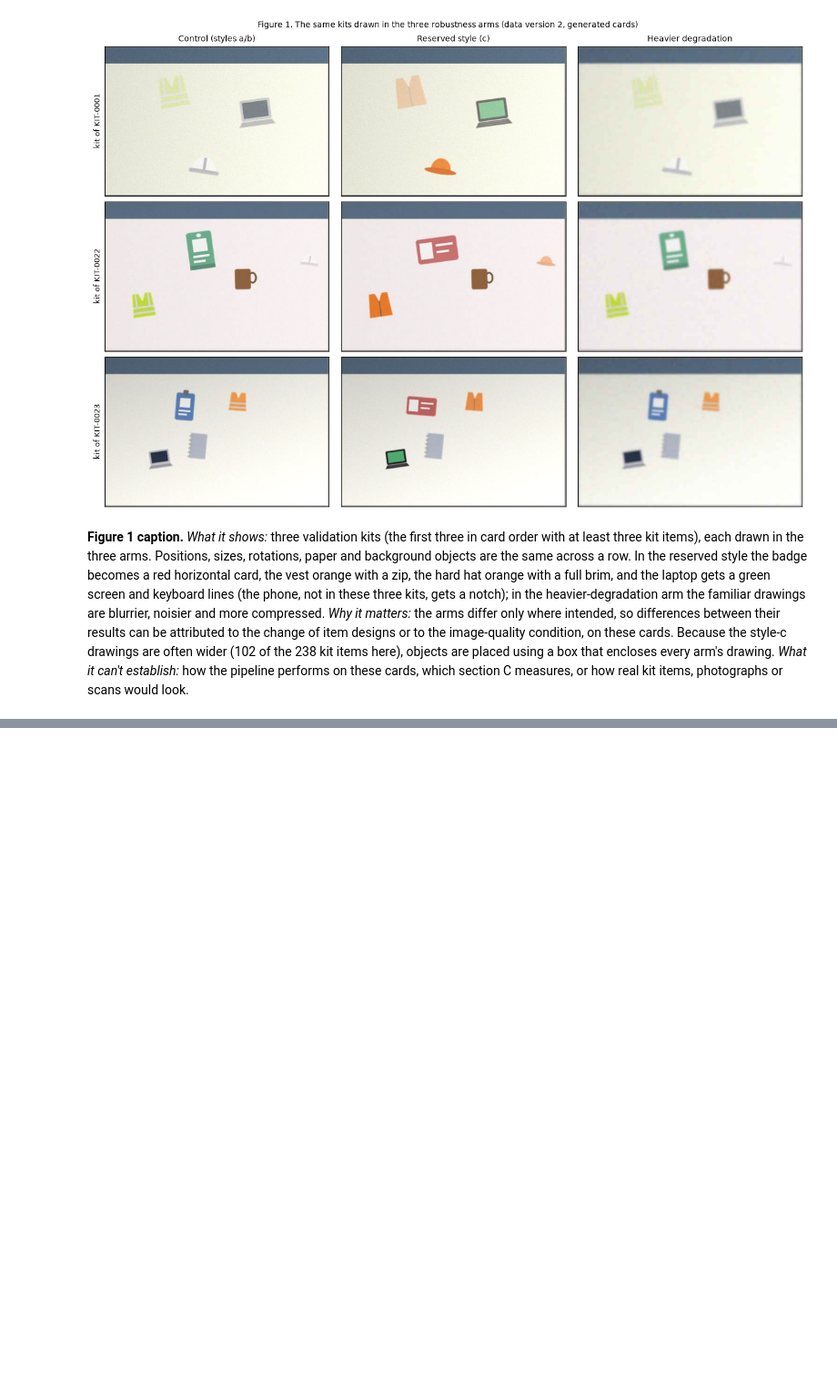
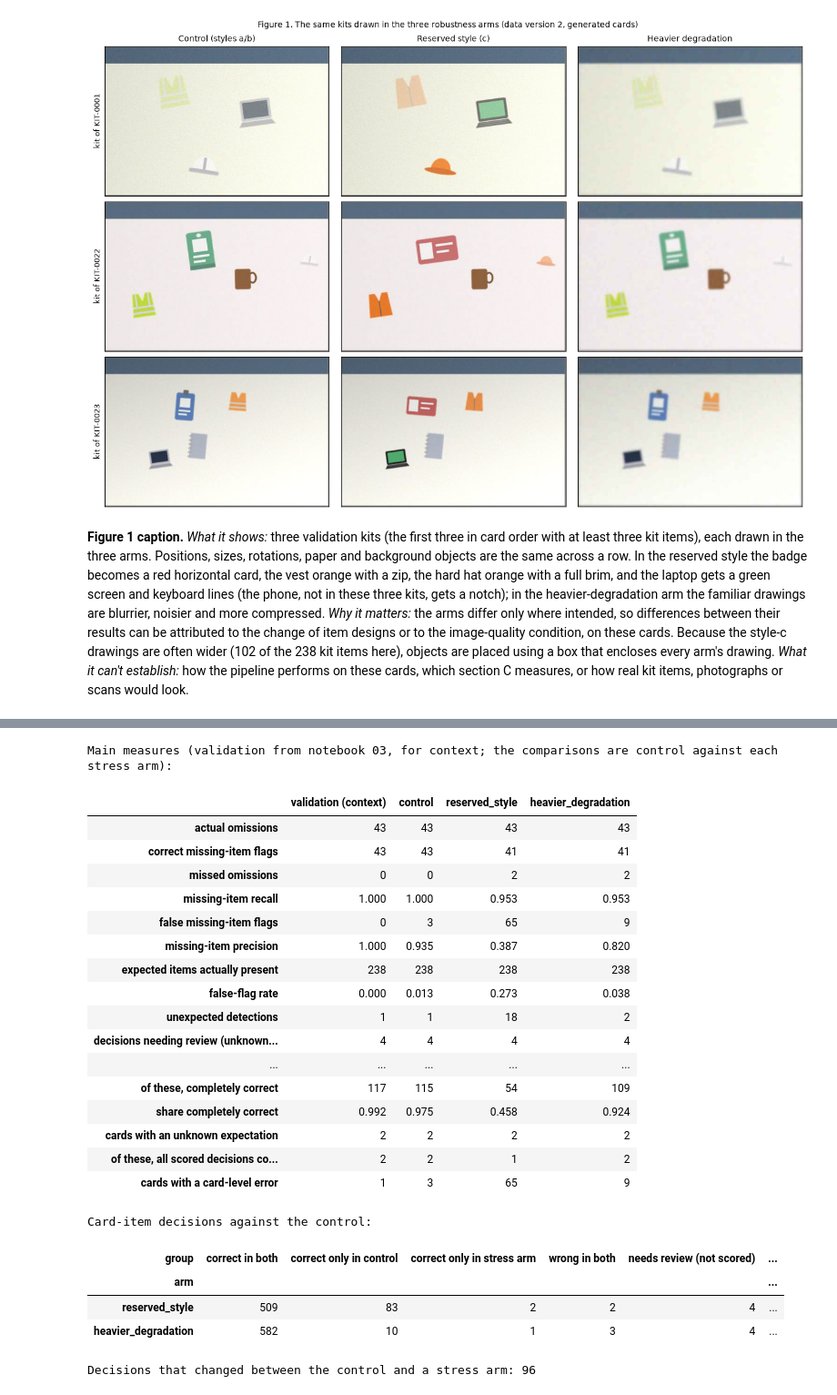
Before and after one commit to isabellemclean1001-blip/AIDA_Izzy_HR_Onboarding_Project-review, a Jupyter notebook: AIDA-2154/final-project/analysis/05_robustness.ipynb, the cells around one changed output, grey strips where cells are left out. Shown at 91% size. Cells and saved outputs as stored; diff of their text form; code cells hidden in the pictures; blank space fills up the shorter version.

```diff
--- a/AIDA-2154/final-project/analysis/05_robustness.ipynb
+++ b/AIDA-2154/final-project/analysis/05_robustness.ipynb
@@ -599,0 +616,80 @@ plt.show()
+# %%
+# Run the frozen pipeline once on every robustness card
+arm_regions, arm_objects, arm_decisions = {}, {}, {}
+for arm in ARMS:
+    regs, objs = [], []
+    for card in val_cards.itertuples():
+        card_objs = by_arm[arm][by_arm[arm]["card_id"] == card.card_id]
+        r, o = run_pipeline(images[(arm, card.card_id)], card.card_id, card_objs)
+        regs.append(r)
+        objs.append(o)
+    arm_regions[arm], arm_objects[arm] = pd.concat(regs, ignore_index=True), pd.concat(objs, ignore_index=True)
+    arm_decisions[arm] = card_decisions(arm_regions[arm], val_cards)
+pd.concat([r.assign(arm=a) for a, r in arm_regions.items()]).drop(columns=FEATURES).to_csv(
+    OUTPUT_DIR / "robustness_region_predictions.csv", index=False)
+pd.concat([d.assign(arm=a) for a, d in arm_decisions.items()]).to_csv(OUTPUT_DIR / "robustness_card_item_decisions.csv", index=False)
+
+# Main measures: validation (context) and the three arms
+summary = pd.DataFrame({"validation (context)": summarise(val_decisions), **{a: summarise(d) for a, d in arm_decisions.items()}})
+summary.insert(0, "data_version", DATA_VERSION)
+summary.to_csv(OUTPUT_DIR / "robustness_summary.csv")
+print("Main measures (validation from notebook 03, for context; the comparisons are control against each stress arm):")
+display(summary.drop(columns="data_version").map(lambda v: f"{v:.3f}" if isinstance(v, float) else v))
+
+# Paired changes against the control, by card and item
+CORRECT = ["correct_present", "correct_missing_flag", "correct_not_expected"]
+GROUPS = ["correct in both", "correct only in control", "correct only in stress arm", "wrong in both"]
+paired_rows, review_rows = [], []
+for arm in ["reserved_style", "heavier_degradation"]:
+    pair = arm_decisions["control"].merge(arm_decisions[arm], on=["card_id", "item"], suffixes=("_control", "_arm"), validate="one_to_one")
+    for p in pair.itertuples():
+        if not p.known_control:
+            review_rows.append({"arm": arm, "card_id": p.card_id, "item": p.item, "detected_control": p.detected_control,
+                                "detected_arm": p.detected_arm})
+            continue
+        c, s = p.outcome_control in CORRECT, p.outcome_arm in CORRECT
+        group = GROUPS[0] if c and s else GROUPS[1] if c else GROUPS[2] if s else GROUPS[3]
+        paired_rows.append({"arm": arm, "card_id": p.card_id, "item": p.item, "outcome_control": p.outcome_control,
+                            "outcome_arm": p.outcome_arm, "group": group})
+paired = pd.DataFrame(paired_rows)
+review = pd.DataFrame(review_rows)
+paired.to_csv(OUTPUT_DIR / "robustness_paired_changes.csv", index=False)
+review.to_csv(OUTPUT_DIR / "robustness_unscored_changes.csv", index=False)           # unknown expectations, by card and item
+paired_counts = paired.pivot_table(index="arm", columns="group", values="card_id", aggfunc="count", fill_value=0) \
+                      .reindex(columns=GROUPS, fill_value=0).reindex(["reserved_style", "heavier_degradation"])
+paired_counts["needs review (not scored)"] = review.groupby("arm").size().reindex(paired_counts.index, fill_value=0)
+paired_counts["  of these, detection changed"] = (review["detected_control"] != review["detected_arm"]).groupby(review["arm"]).sum() \
+    .reindex(paired_counts.index, fill_value=0)
+paired_counts = paired_counts.astype(int)
+paired_counts.to_csv(OUTPUT_DIR / "robustness_paired_counts.csv")
+print("Card-item decisions against the control:")
+display(paired_counts)
+changed = paired[paired["group"].isin(GROUPS[1:3])]
+print(f"Decisions that changed between the control and a stress arm: {len(changed)}")
+if len(changed):
+    display(changed.set_index(["arm", "card_id", "item"]))
+# %% [output]
+Main measures (validation from notebook 03, for context; the comparisons are control against each stress arm):
+|  | validation (context) | control | reserved_style | heavier_degradation |
+| actual omissions | 43 | 43 | 43 | 43 |
+| correct missing-item flags | 43 | 43 | 41 | 41 |
+| missed omissions | 0 | 0 | 2 | 2 |
+| missing-item recall | 1.000 | 1.000 | 0.953 | 0.953 |
+| false missing-item flags | 0 | 3 | 65 | 9 |
+| missing-item precision | 1.000 | 0.935 | 0.387 | 0.820 |
+| expected items actually present | 238 | 238 | 238 | 238 |
+| false-flag rate | 0.000 | 0.013 | 0.273 | 0.038 |
+| unexpected detections | 1 | 1 | 18 | 2 |
+| decisions needing review (unknown... | 4 | 4 | 4 | 4 |
+| ... | ... | ... | ... | ... |
+| of these, completely correct | 117 | 115 | 54 | 109 |
+| share completely correct | 0.992 | 0.975 | 0.458 | 0.924 |
+| cards with an unknown expectation | 2 | 2 | 2 | 2 |
+| of these, all scored decisions co... | 2 | 2 | 1 | 2 |
+| cards with a card-level error | 1 | 3 | 65 | 9 |
+Card-item decisions against the control:
+| group | correct in both | correct only in control | correct only in stress arm | wrong in both | needs review (not scored) | ... |
+| arm |  |  |  |  |  | ... |
+| reserved_style | 509 | 83 | 2 | 2 | 4 | ... |
+| heavier_degradation | 582 | 10 | 1 | 3 | 4 | ... |
+Decisions that changed between the control and a stress arm: 96
```
Also changed, not shown: parts of 8 cells of this notebook.
